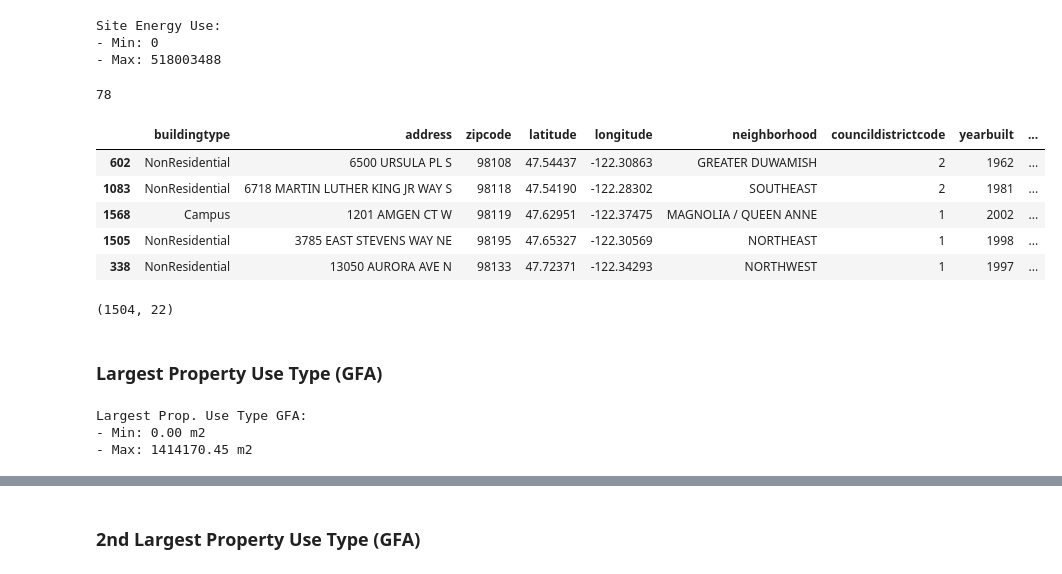
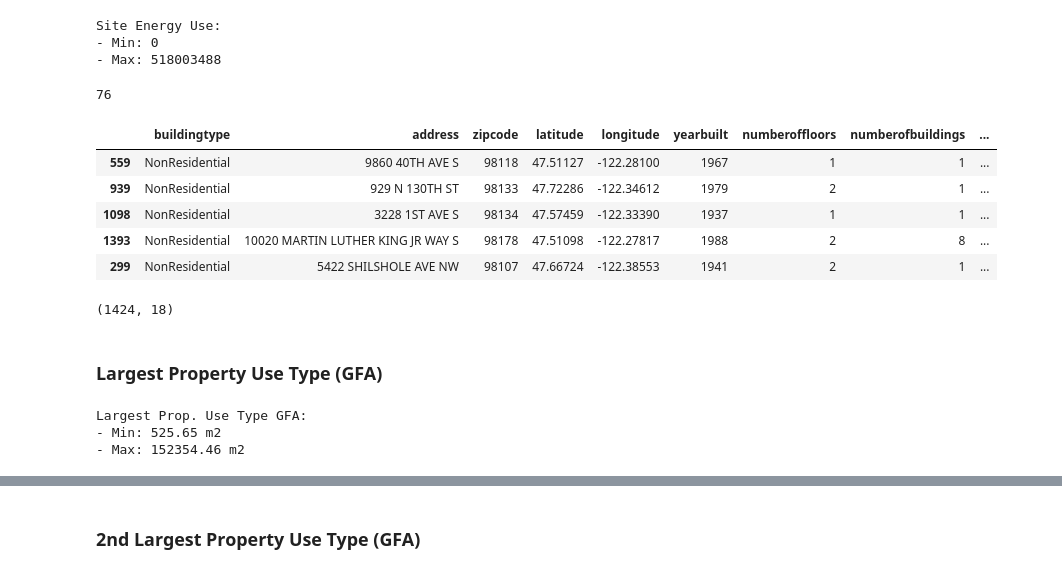
Before and after one commit to 64FC/Openclassrooms_DataScientist, a Jupyter notebook: Projet_3/SeattleBuildingEnergy_1_nb_exploratoire.ipynb, the cells around one changed output, grey strips where cells are left out. Cells and saved outputs as stored; diff of their text form; code cells hidden in the pictures.

```diff
--- a/Projet_3/SeattleBuildingEnergy_1_nb_exploratoire.ipynb
+++ b/Projet_3/SeattleBuildingEnergy_1_nb_exploratoire.ipynb
@@ -638,6 +687,6 @@ sub_df_16[sub_df_16[col_long]>-120]
 # %%
 # Looks like this row needs some fixing, but I'll just remove it:
-sub_df_17 = sub_df_16[sub_df_16[col_lat]>40]
-num_data = num_data[num_data[col_lat]>40]
-sub_df_17.shape
+sub_df_18 = sub_df_17[sub_df_17[col_lat]>45]
+num_data = num_data[num_data[col_lat]>45].copy()
+sub_df_18.shape
 # %% [output]
@@ -654,2 +703,7 @@ array([1, 7, 3, 4, 2, 6, 5, 0])
 # %% [markdown]
 Seems normal.
+# %%
+# Actually, since this is a non structural column, I remove it:
+sub_df_19 = sub_df_18.drop(columns=col_)
+num_data = num_data.drop(columns=col_).copy()
+sub_df_19.shape
@@ -722,7 +777,7 @@ There are 10 rows with 0 as # of floors:
 # %%
 # This seems to be a mistake. The value could either be 1, or 10, or something
 # else that I could fill using an imputer, but for now I just drop these rows:
-sub_df_18 = sub_df_17[sub_df_17[col_]!=0]
-num_data = num_data[num_data[col_]!=0]
-sub_df_18.shape
+sub_df_20 = sub_df_19[sub_df_19[col_]!=0]
+num_data = num_data[num_data[col_]!=0].copy()
+sub_df_20.shape
 # %% [output]
@@ -856,3 +887,8 @@ pgfa_df['computed_gfa_total'] = pgfa_df[p_building] + pgfa_df[p_parking]
 sum(pgfa_df[p_total] != pgfa_df['computed_gfa_total'])
 # %% [output]
 0
+# %%
+# # Since these columns carry the same information, I delete the total:
+sub_df_22 = sub_df_21.drop(columns=p_total)
+num_data = num_data.drop(columns=p_total).copy()
+sub_df_22.shape
@@ -886,36 +926,31 @@ Site Energy Use:
 - Max: 518003488
 # %%
 # Check how many have no consumption:
-len(sub_df_20[sub_df_20[col_]<1])
+len(sub_df_22[sub_df_22[col_]<1])
 # %% [output]
-78
+76
 # %%
 # Let's investigate a sample:
-sub_df_20[sub_df_20[col_]<1].sample(n=5, random_state=23)
+sub_df_22[sub_df_22[col_]<1].sample(n=5, random_state=23)
 # %% [output]
-|  | buildingtype | address | zipcode | latitude | longitude | neighborhood | councildistrictcode | yearbuilt | ... |
-| 602 | NonResidential | 6500 URSULA PL S | 98108 | 47.54437 | -122.30863 | GREATER DUWAMISH | 2 | 1962 | ... |
-| 1083 | NonResidential | 6718 MARTIN LUTHER KING JR WAY S | 98118 | 47.54190 | -122.28302 | SOUTHEAST | 2 | 1981 | ... |
-| 1568 | Campus | 1201 AMGEN CT W | 98119 | 47.62951 | -122.37475 | MAGNOLIA / QUEEN ANNE | 1 | 2002 | ... |
-| 1505 | NonResidential | 3785 EAST STEVENS WAY NE | 98195 | 47.65327 | -122.30569 | NORTHEAST | 1 | 1998 | ... |
-| 338 | NonResidential | 13050 AURORA AVE N | 98133 | 47.72371 | -122.34293 | NORTHWEST | 1 | 1997 | ... |
+|  | buildingtype | address | zipcode | latitude | longitude | yearbuilt | numberoffloors | numberofbuildings | ... |
+| 559 | NonResidential | 9860 40TH AVE S | 98118 | 47.51127 | -122.28100 | 1967 | 1 | 1 | ... |
+| 939 | NonResidential | 929 N 130TH ST | 98133 | 47.72286 | -122.34612 | 1979 | 2 | 1 | ... |
+| 1098 | NonResidential | 3228 1ST AVE S | 98134 | 47.57459 | -122.33390 | 1937 | 1 | 1 | ... |
+| 1393 | NonResidential | 10020 MARTIN LUTHER KING JR WAY S | 98178 | 47.51098 | -122.27817 | 1988 | 2 | 8 | ... |
+| 299 | NonResidential | 5422 SHILSHOLE AVE NW | 98107 | 47.66724 | -122.38553 | 1941 | 2 | 1 | ... |
 # %%
 # Most likely these buildings are abandonned (?), so I don't consider them:
-# This seems to be a mistake. The value could either be 1, or 10, or something
-# else that I could fill using an imputer, but for now I just drop these rows:
-sub_df_21 = sub_df_20[sub_df_20[col_]!=0]
-num_data = num_data[num_data[col_]!=0]
-sub_df_21.shape
+sub_df_23 = sub_df_22[sub_df_22[col_]!=0]
+num_data = num_data[num_data[col_]!=0].copy()
+sub_df_23.shape
 # %% [output]
-(1504, 22)
+(1424, 18)
 # %% [markdown]
 ### Largest Property Use Type (GFA)
 # %%
-# Select the Site Energy Use (kBtu)
+# Select the Largest Property Use Type (GFA)
 col_ = 'largestpropertyusetypegfa'
-
-# Define the (approx.) ratio to convert to m2:
-sf_to_m2 = 10.76
 
 # Check for the min and max values
 print('Largest Prop. Use Type GFA:\n- Min: {:.2f} m2\n- Max: {:.2f} m2'.format(
@@ -923,5 +958,5 @@ print('Largest Prop. Use Type GFA:\n- Min: {:.2f} m2\n- Max: {:.2f} m2'.format(
     num_data[col_].max()/sf_to_m2))
 # %% [output]
 Largest Prop. Use Type GFA:
-- Min: 0.00 m2
-- Max: 1414170.45 m2
+- Min: 525.65 m2
+- Max: 152354.46 m2
```
Also changed, not shown: parts of 86 cells of this notebook.
